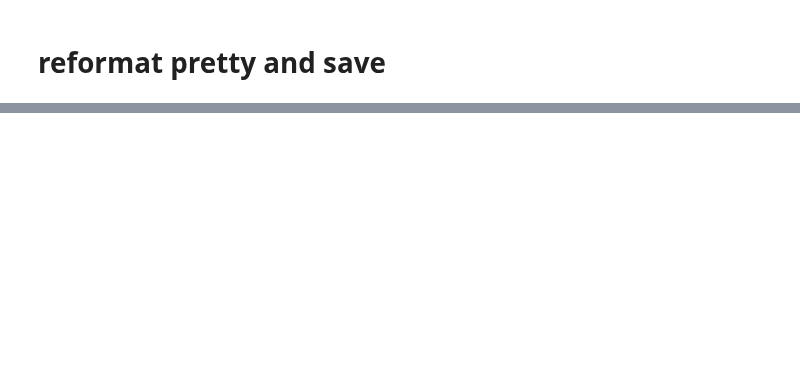
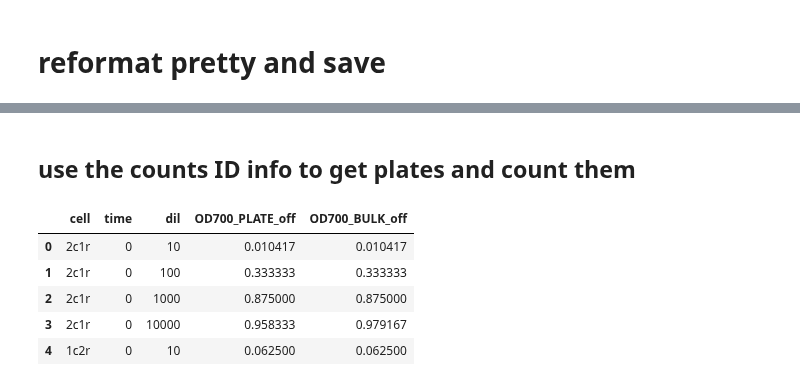
Before and after one commit to geezerbriefs/xpspython, a Jupyter notebook: cfu/analyze cfu multiwell data.ipynb, the cells around one changed output, grey strips where cells are left out. Saved outputs shown, nothing was run; the diff lists cells and outputs as text; code cells hidden in the pictures; blank space fills up the shorter version.

```diff
--- a/cfu/analyze cfu multiwell data.ipynb
+++ b/cfu/analyze cfu multiwell data.ipynb
@@ -248,0 +287,2 @@ df.to_csv(directory + 'all_tidy_{}_gated.csv'.format(meas))
+# %% [markdown]
+## use the counts ID info to get plates and count them
@@ -248,0 +304,39 @@ df.to_csv(directory + 'all_tidy_{}_gated.csv'.format(meas))
+# %%
+for name, label in zip(assignments_to_count, labels):
+
+
+    for cond in conds:
+        cell, time, dil = cond
+
+        #indexing for the gated data itself
+        i1 = df['cell'] == cell
+        i2 = df['time'] == time
+        i3 = df['dil'] == dil
+
+        #indexing for the aggregate data
+        c1 = counts['cell'] == cell
+        c2 = counts['time'] == time
+        c3 = counts['dil'] == dil
+
+        #slices to take
+        i = i1 & i2 & i3
+        c = c1 & c2 & c3
+
+        #some of these combinations don't exist, just skip them
+        if i.any():
+            num_off = sum(df.loc[i, name] == 0)
+            num_tot = len(df.loc[i, name])
+
+            counts.loc[c, '{}_off'.format(label)] = num_off / num_tot
+
+        else:
+            pass
+# %%
+counts.head()
+# %% [output]
+|  | cell | time | dil | OD700_PLATE_off | OD700_BULK_off |
+| 0 | 2c1r | 0 | 10 | 0.010417 | 0.010417 |
+| 1 | 2c1r | 0 | 100 | 0.333333 | 0.333333 |
+| 2 | 2c1r | 0 | 1000 | 0.875000 | 0.875000 |
+| 3 | 2c1r | 0 | 10000 | 0.958333 | 0.979167 |
+| 4 | 1c2r | 0 | 10 | 0.062500 | 0.062500 |
```
Also changed, not shown: parts of 26 cells of this notebook.
